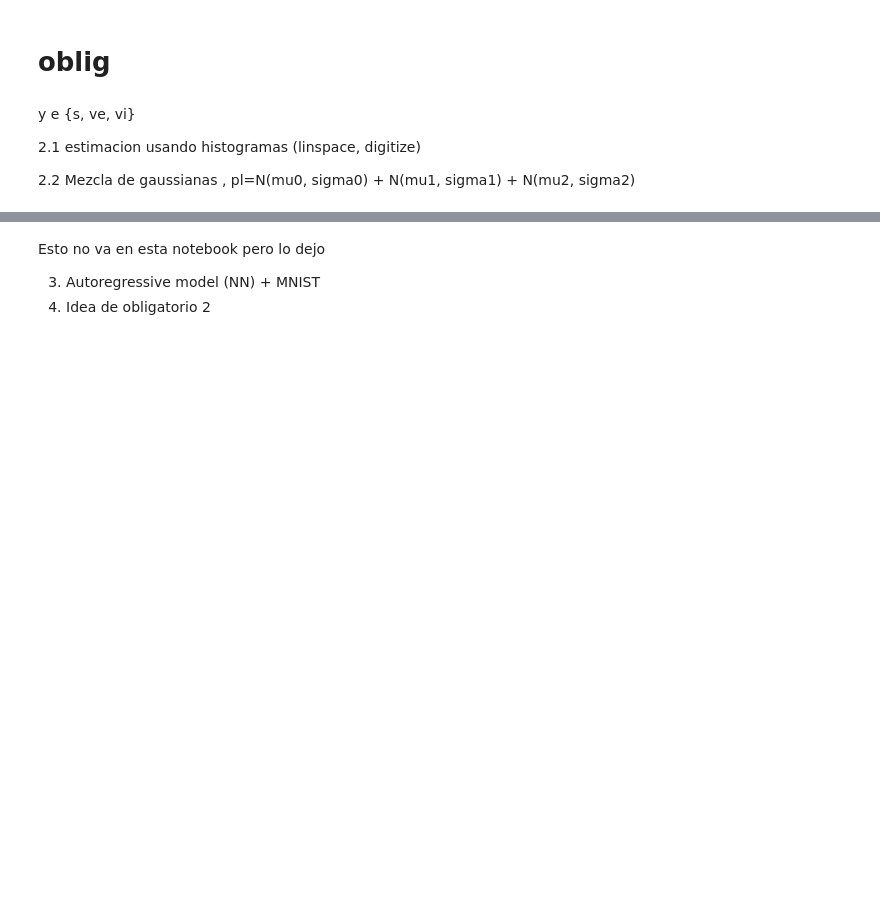
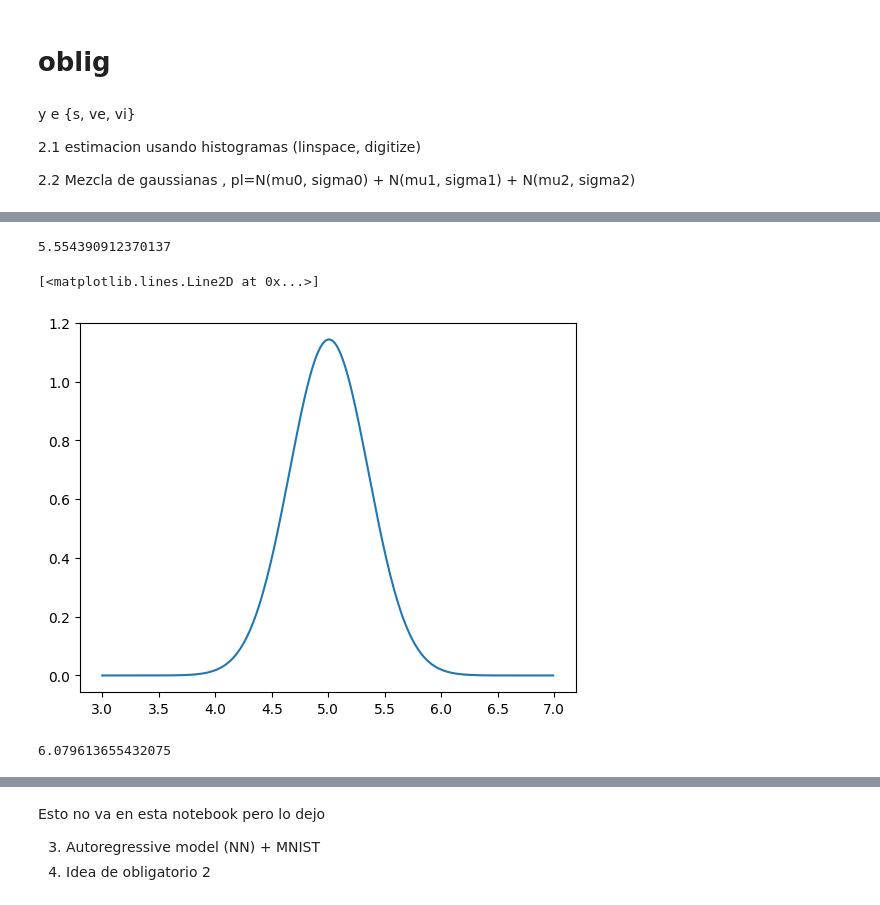
Before and after one commit to MartinSchoenig/IAG, a Jupyter notebook: Oblig/IAG_2_t.ipynb, the cells around one changed output, grey strips where cells are left out. Saved outputs shown, nothing was run; the diff lists cells and outputs as text; code cells hidden in the pictures; blank space fills up the shorter version.

Commit message:
probability using gaussian (#3)

```diff
--- a/Oblig/IAG_2_t.ipynb
+++ b/Oblig/IAG_2_t.ipynb
@@ -306,3 +307,30 @@ y e {s, ve, vi}
 2.1 estimacion usando histogramas (linspace, digitize)
 
 2.2 Mezcla de gaussianas , pl=N(mu0, sigma0) + N(mu1, sigma1) + N(mu2, sigma2)
+# %%
+data = iris.data
+target = iris.target
+# Separamos los datos por clases
+x = X[:,0]
+setosa_data = x[y==0]
+versicolor_data = x[y==1]
+virginica_data = x[y==2]
+
+# Estimamos los parámetros de la distribución gaussiana para sepal length
+mean_setosa = np.mean(setosa_data)
+std_setosa = np.std(setosa_data)
+print(f'Setosa')
+print(f'mean: {mean_setosa}')
+print(f'std: {std_setosa}')
+
+mean_versicolor = np.mean(versicolor_data)
+std_versicolor = np.std(versicolor_data)
+print(f'Versicolor')
+print(f'mean: {mean_versicolor}')
+print(f'std: {std_versicolor}')
+
+mean_virginica= np.mean(virginica_data)
+std_virginica = np.std(virginica_data)
+print(f'Virginica')
+print(f'mean: {mean_virginica}')
+print(f'std: {std_virginica}')
@@ -308,0 +347,18 @@ y e {s, ve, vi}
+# %%
+
+gaussian_setosa = np.random.normal(loc=mean_setosa, scale=std_setosa, size=None)
+gaussian_setosa
+# %% [output]
+5.554390912370137
+# %%
+
+x = np.arange(3, 7, 0.01)
+plt.plot(x, norm.pdf(x, mean_setosa, std_setosa))
+# %% [output]
+[<matplotlib.lines.Line2D at 0x...>]
+[figure, added]
+# %%
+gaussian_versicolor = np.random.normal(loc=mean_versicolor, scale=std_versicolor, size=None)
+gaussian_versicolor
+# %% [output]
+6.079613655432075
```
Also changed, not shown: parts of 6 cells of this notebook.
